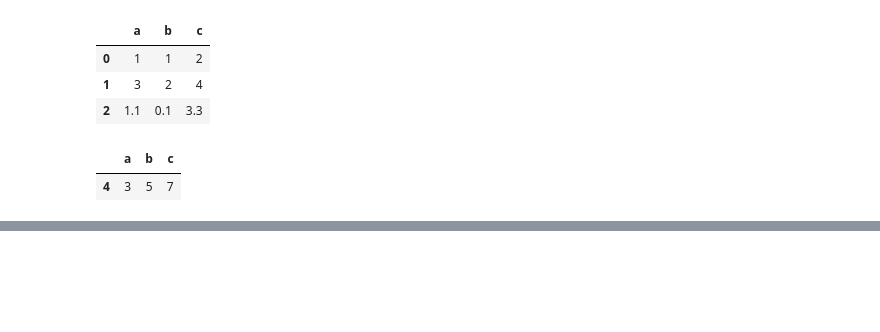
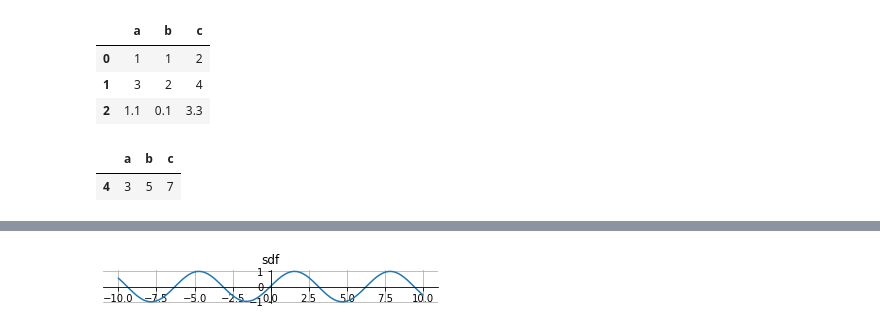
Before and after one commit to shevious/webstudy, a Jupyter notebook: deep/water/pdtest.ipynb, the cells around one changed output, grey strips where cells are left out. Saved outputs shown, nothing was run; the diff lists cells and outputs as text; code cells hidden in the pictures; blank space fills up the shorter version.

```diff
--- a/deep/water/pdtest.ipynb
+++ b/deep/water/pdtest.ipynb
@@ -580,0 +727,8 @@ for key, rows in g:
+# %%
+df = pd.DataFrame(y)
+df[0][30:60] = np.nan
+
+dfnew = df.interpolate()
+
+z = dfnew[0].to_numpy()
+z
@@ -580,0 +756,3 @@ for key, rows in g:
+# %%
+z = dfnew[0].to_numpy()
+z
@@ -580,0 +777,21 @@ for key, rows in g:
+# %%
+fig, ax = plt.subplots()
+ax.plot(x, z)
+ax.set_aspect('equal')
+ax.grid(True, which='both')
+# set the x-spine (see below for more info on `set_position`)
+ax.spines['left'].set_position('zero')
+
+# turn off the right spine/ticks
+ax.spines['right'].set_color('none')
+ax.yaxis.tick_left()
+
+# set the y-spine
+ax.spines['bottom'].set_position('zero')
+# turn off the top spine/ticks
+ax.spines['top'].set_color('none')
+ax.xaxis.tick_bottom()
+plt.title('sdf')
+plt.show()
+# %% [output]
+[figure, added]
```
Also changed, not shown: parts of 77 cells of this notebook, 2 other files.
